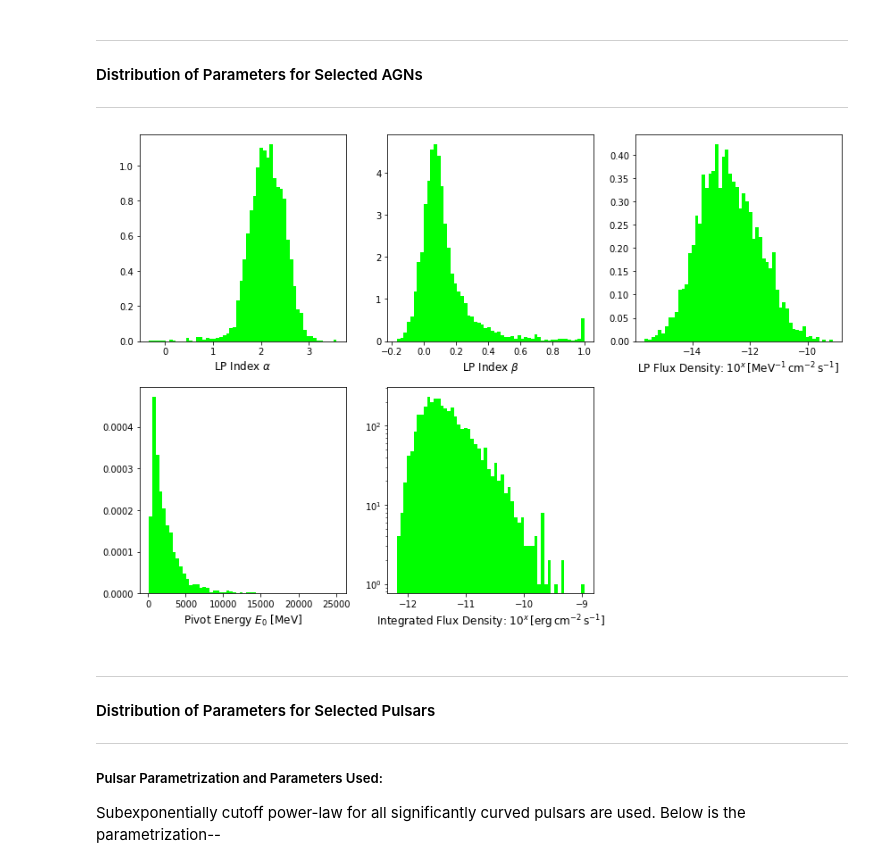
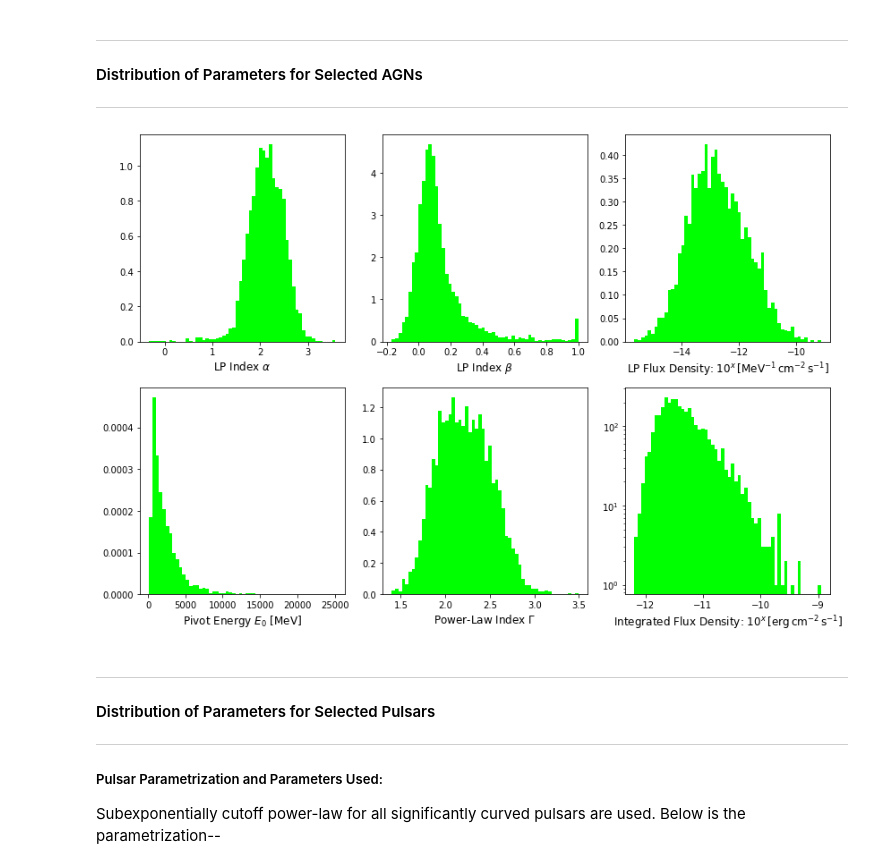
Before and after one commit to suvoooo/Fermitools-allsky, a Jupyter notebook: fermi8yrs4FGLfits.ipynb, the cells around one changed output. Drawn from its saved outputs; the diff is of its cells as text; code cells hidden in the pictures.

```diff
--- a/fermi8yrs4FGLfits.ipynb
+++ b/fermi8yrs4FGLfits.ipynb
@@ -50,6 +56,7 @@ v22LP_PEn = gll_psc_v22_list1_data['Pivot_Energy']
 v22LP_F1000 = gll_psc_v22_list1_data['Flux1000']
 v22LP_EnF1000 = gll_psc_v22_list1_data['Energy_Flux100']
 v22LP_spectype = gll_psc_v22_list1_data['SpectrumType']
+v22LP_PLIndex = gll_psc_v22_list1_data['PL_Index']
 v22LP_FDensity = gll_psc_v22_list1_data['LP_Flux_Density']
 v22LP_Index = gll_psc_v22_list1_data['LP_Index']
 v22LP_Beta = gll_psc_v22_list1_data['LP_beta']
@@ -65,11 +72,12 @@ v22LP_df.head(3)
 | 1 | 4FGL J0001.2+4741 |
 | 2 | 4FGL J0001.2-0747 |
 # %%
-list_of_cols_v22 = [v22LP_GLAT, v22LP_GLON, v22LP_RA, v22LP_RA, v22LP_PEn, v22LP_F1000, v22LP_EnF1000,
-                    v22LP_spectype, v22LP_FDensity, v22LP_Index, v22LP_Beta, v22LP_Scurve,
+list_of_cols_v22 = [v22LP_GLAT, v22LP_GLON, v22LP_RA, v22LP_DEJ, v22LP_PEn, v22LP_F1000, v22LP_EnF1000,
+                    v22LP_spectype, v22LP_PLIndex, v22LP_FDensity, v22LP_Index, v22LP_Beta, v22LP_Scurve,
                     v22LP_Npred, v22LP_Class1]
 list_of_cols_strings_v22 = ['GLAT', 'GLON', 'RA', 'DEC', 'Piv_En', 'Flux1000', 'En_flux_100',
-                            'Spec_Type', 'LP_f_density', 'LP_index', 'LP_beta', 'LP_Sigma', 'Npred', 'Class1']
+                            'Spec_Type', 'PL_Index', 'LP_f_density', 'LP_index', 'LP_beta', 'LP_Sigma',
+                            'Npred', 'Class1']
 
 for y in range(len(list_of_cols_v22)):
     v22LP_df[list_of_cols_strings_v22[y]] = list_of_cols_v22[y]
@@ -286,35 +396,39 @@ v22PLEC_df_PSR.head(5)
 # %%
 LP_df_AGNS_bins = int(np.sqrt(len(v22LP_df_AGNs))) # choose bin size
 
 fig = plt.figure(figsize=(12, 8))
 
 fig.add_subplot(231)
 plt.hist(v22LP_df_AGNs['LP_index'], density=True, bins=LP_df_AGNS_bins, color='lime')
 plt.xlabel(r'LP Index $\alpha$', fontsize=12)
 
 fig.add_subplot(232)
 plt.hist(v22LP_df_AGNs['LP_beta'], density=True, bins=LP_df_AGNS_bins, color='lime')
 plt.xlabel(r'LP Index $\beta$', fontsize=12)
 
 fig.add_subplot(233)
 plt.hist(np.log10(v22LP_df_AGNs['LP_f_density']), bins=LP_df_AGNS_bins, density=True, color='lime')
 #np.log10(v23LP_df_AGNs['LP_f_density']).plot.hist(density=True)
 plt.xlabel(r'LP Flux Density: $10^{x}\, [\mathrm{MeV}^{-1}\, \mathrm{cm}^{-2}\, \mathrm{s}^{-1}] $', fontsize=12)
 
 fig.add_subplot(234)
 plt.hist(v22LP_df_AGNs['Piv_En'], bins=LP_df_AGNS_bins, density=True, color='lime')
 plt.xlabel(r'Pivot Energy $E_0$ [MeV]', fontsize=12)
 
 fig.add_subplot(235)
+plt.hist(v22LP_df_AGNs['PL_Index'], bins=LP_df_AGNS_bins, density=True, color='lime')
+plt.xlabel(r'Power-Law Index $\Gamma$', fontsize=12)
+
+fig.add_subplot(236)
 plt.hist(np.log10(v22LP_df_AGNs['En_flux_100']), bins=LP_df_AGNS_bins, density=False , color='lime')
 plt.xlabel(r'Integrated Flux Density: $10^{x}\, [\mathrm{erg}\, \mathrm{cm}^{-2}\, \mathrm{s}^{-1}]$',
            fontsize=12)
 plt.yscale('log')
 
 plt.tight_layout()
-plt.savefig('4FGL_AGN_Params.png', dpi=170)
+# plt.savefig('4FGL_AGN_Params.png', dpi=170)
 # %% [output]
-[figure, old version]
+[figure, new version]
 # %% [markdown]
 -----------------
 #### Distribution of Parameters for Selected Pulsars
```
Also changed, not shown: parts of 11 cells of this notebook.
